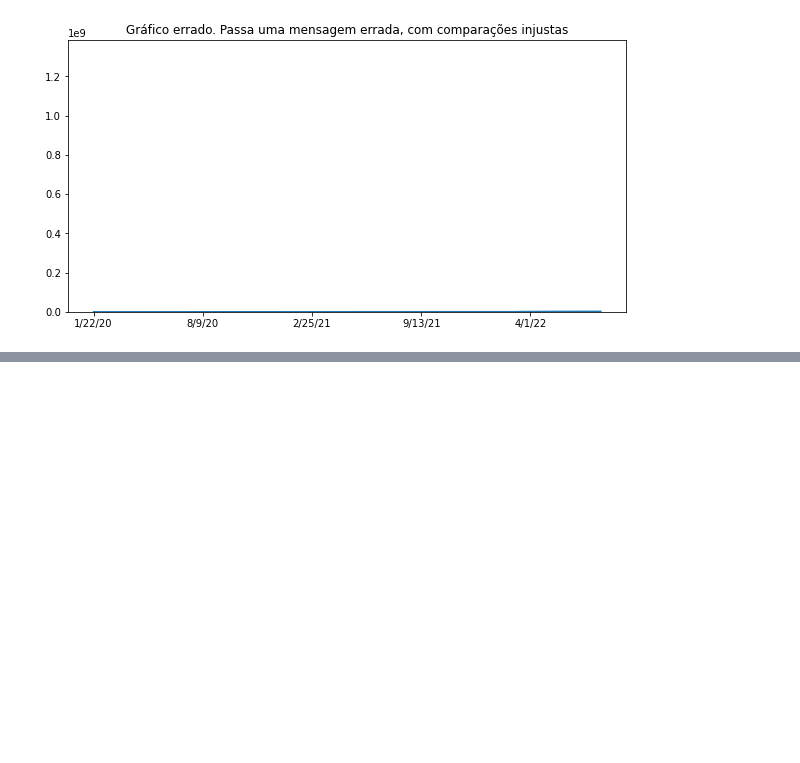
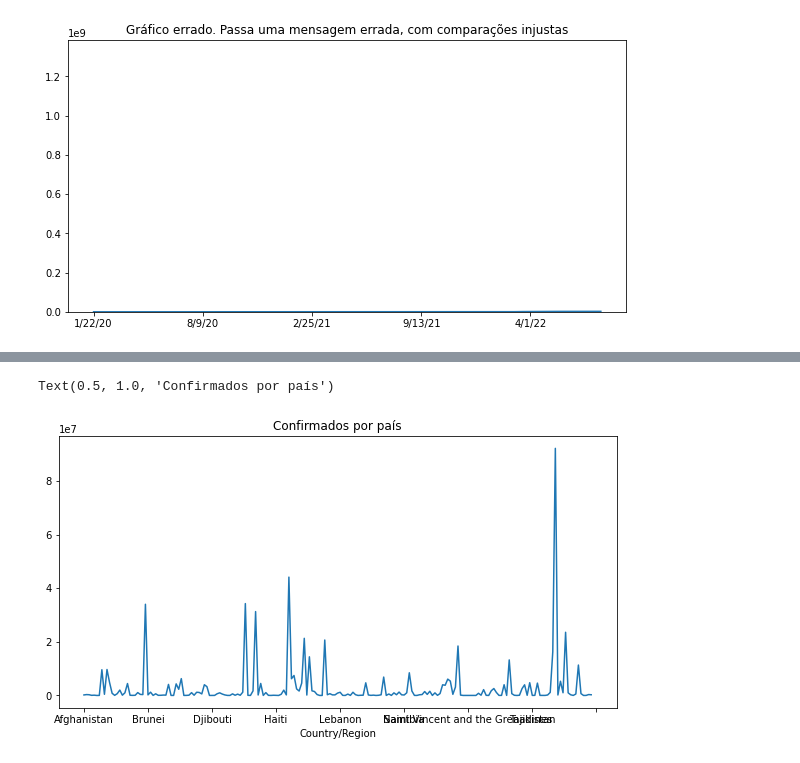
Before and after one commit to cglima/data-science-analises-para-saude-e-medicina, a Jupyter notebook: curso data science e saude.ipynb, the cells around one changed output, grey strips where cells are left out. Drawn from its saved outputs; the diff is of its cells as text; code cells hidden in the pictures; blank space fills up the shorter version.

```diff
--- a/curso data science e saude.ipynb
+++ b/curso data science e saude.ipynb
@@ -16,3 +18,5 @@ confirmed.head()
 confirmed.shape
 # %% [output]
 (285, 934)
+# %%
+last_date = "8/8/22"
@@ -288,0 +320,8 @@ plt.show()
+# %%
+# plot de linha não faz sentido qdo o dado é uma categoria, por exemplo, um país
+plt.figure(figsize=(10,5))
+confirmed_by_country[last_date].plot()
+plt.title("Confirmados por país")
+# %% [output]
+Text(0.5, 1.0, 'Confirmados por país')
+[figure, added]
```
Also changed, not shown: parts of 8 cells of this notebook.
